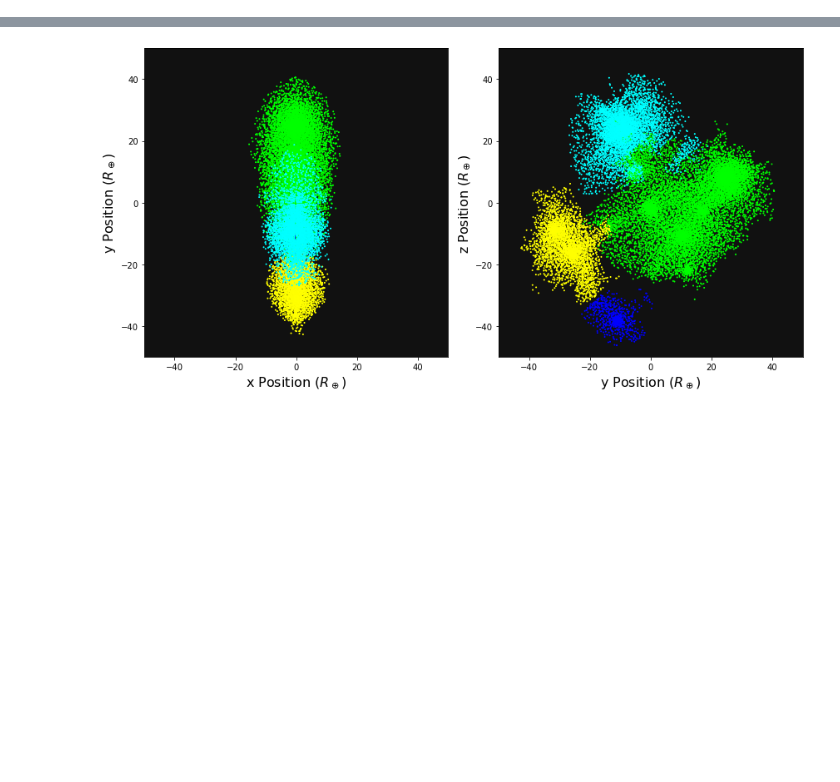
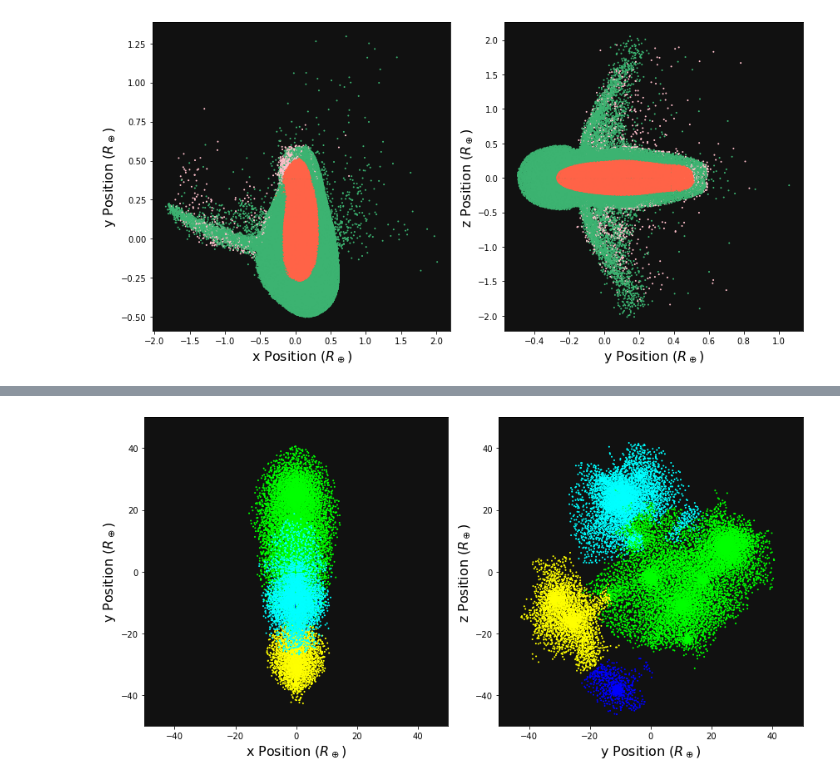
Before and after one commit to JingyaoDOU/planetboundmass, a Jupyter notebook: tutorial.ipynb, the cells around one changed output, grey strips where cells are left out. Drawn from its saved outputs; the diff is of its cells as text; code cells hidden in the pictures; blank space fills up the shorter version.

```diff
--- a/tutorial.ipynb
+++ b/tutorial.ipynb
@@ -63,0 +24,3 @@ array([1., 2., 3., 4., 0.])
+# %%
+loc = '/Users/qb20321/Desktop/SWIFTother/test_snap/hitnrun/snapshot_0002.hdf5'
+normal_s = Bound(filename=loc, verbose=1, npt=103072, total_mass=0.21, num_rem=3)
@@ -63,0 +155,4 @@ array([1., 2., 3., 4., 0.])
+# %%
+normal_s.basic_plot(mode=-1)
+# %% [output]
+[figure, added]
```
Also changed, not shown: parts of 72 cells of this notebook, 2 other files.
